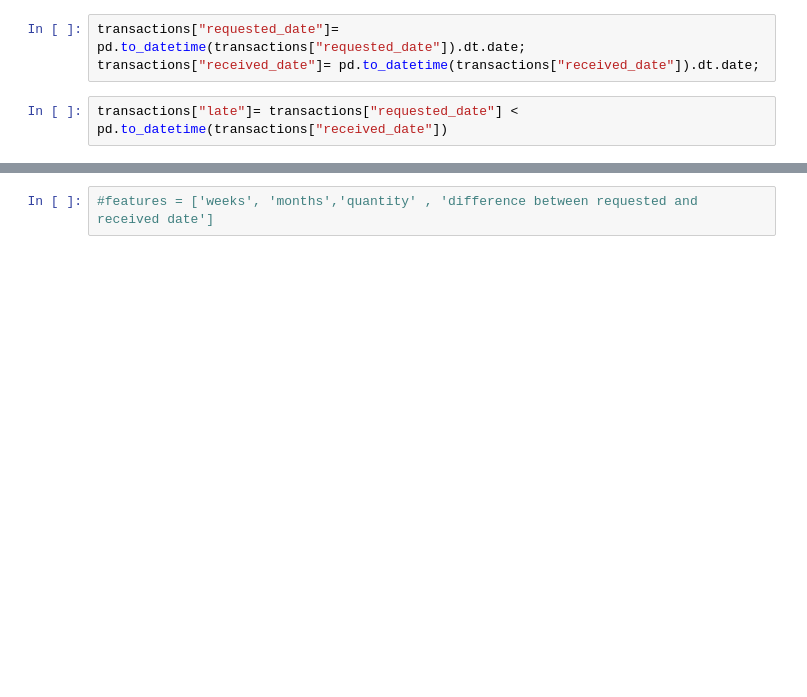
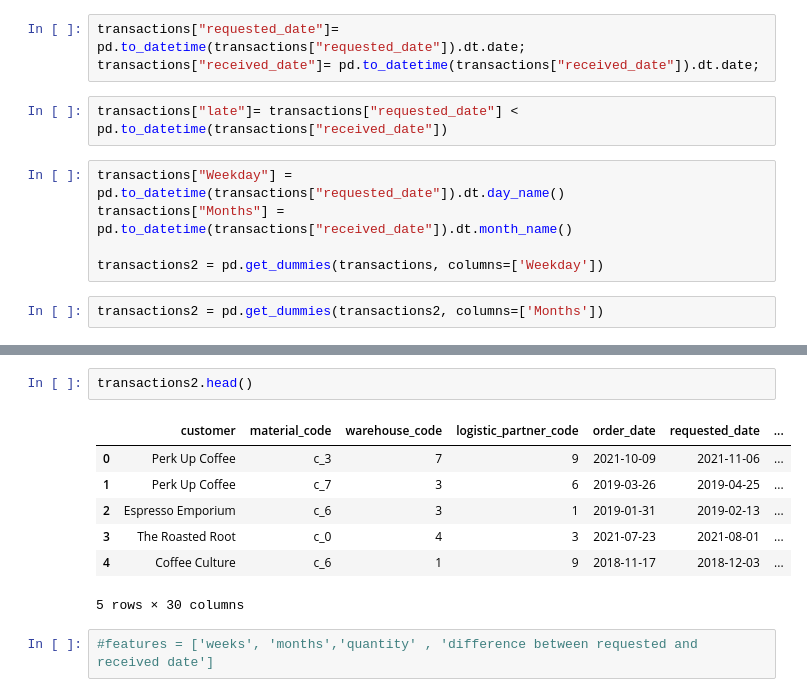
Before and after one commit to anantapdash/MBA_BusinessAnalytics_SalesPrediction, a Jupyter notebook: Group3_Sales_Case_Study.ipynb, the cells around one changed output, grey strips where cells are left out. Drawn from its saved outputs; the diff is of its cells as text; blank space fills up the shorter version.

```diff
--- a/Group3_Sales_Case_Study.ipynb
+++ b/Group3_Sales_Case_Study.ipynb
@@ -52,3 +52,10 @@ transactions["requested_date"]= pd.to_datetime(transactions["requested_date"]).d
 transactions["received_date"]= pd.to_datetime(transactions["received_date"]).dt.date;
 # %%
 transactions["late"]= transactions["requested_date"] < pd.to_datetime(transactions["received_date"])
+# %%
+transactions["Weekday"] = pd.to_datetime(transactions["requested_date"]).dt.day_name()
+transactions["Months"] = pd.to_datetime(transactions["received_date"]).dt.month_name()
+
+transactions2 = pd.get_dummies(transactions, columns=['Weekday'])
+# %%
+transactions2 = pd.get_dummies(transactions2, columns=['Months'])
@@ -55,3 +74,13 @@ transactions["late"]= transactions["requested_date"] < pd.to_datetime(transactio
+# %%
+transactions2.head()
+# %% [output]
+|  | customer | material_code | warehouse_code | logistic_partner_code | order_date | requested_date | ... |
+| 0 | Perk Up Coffee | c_3 | 7 | 9 | 2021-10-09 | 2021-11-06 | ... |
+| 1 | Perk Up Coffee | c_7 | 3 | 6 | 2019-03-26 | 2019-04-25 | ... |
+| 2 | Espresso Emporium | c_6 | 3 | 1 | 2019-01-31 | 2019-02-13 | ... |
+| 3 | The Roasted Root | c_0 | 4 | 3 | 2021-07-23 | 2021-08-01 | ... |
+| 4 | Coffee Culture | c_6 | 1 | 9 | 2018-11-17 | 2018-12-03 | ... |
+5 rows × 30 columns
 # %%
 #features = ['weeks', 'months','quantity' , 'difference between requested and received date']
 # %%
```
Also changed, not shown: parts of 9 cells of this notebook, 5 other files.
